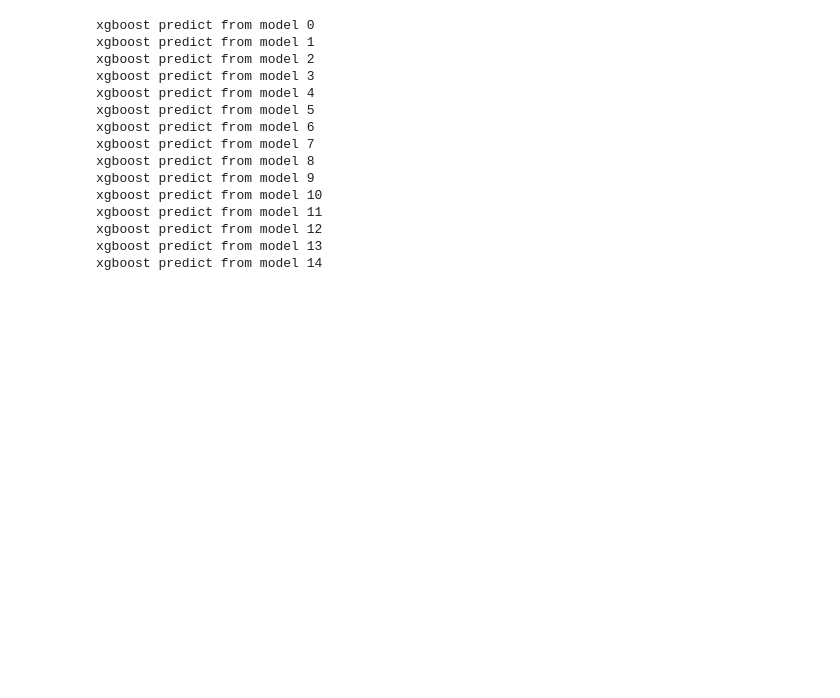
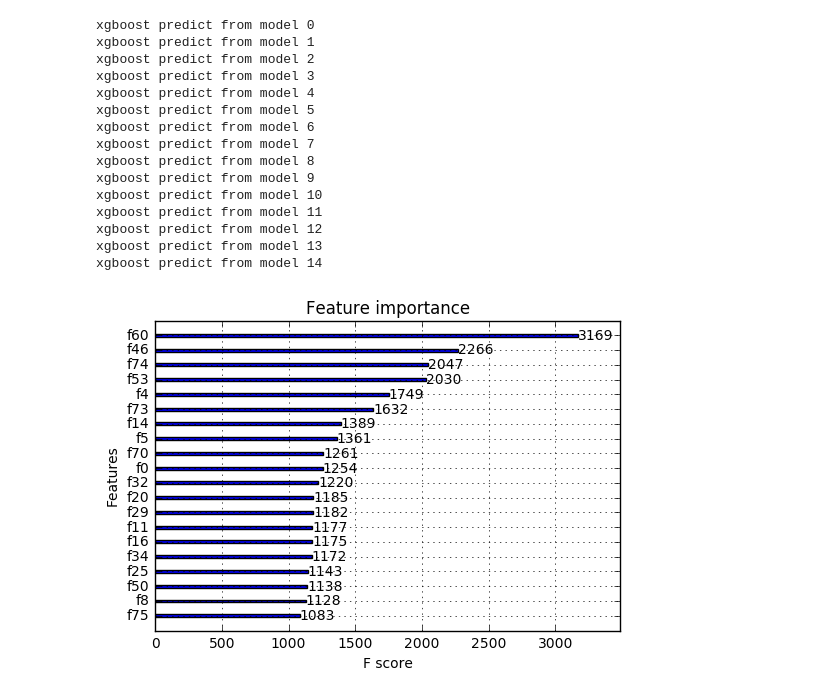
Before and after one commit to yyq263/Instacart_Competition, a Jupyter notebook: Instacart.ipynb, the cells around one changed output. Saved outputs shown, nothing was run; the diff lists cells and outputs as text; code cells hidden in the pictures; blank space fills up the shorter version.

Commit message:
plot feature importance

```diff
--- a/Instacart.ipynb
+++ b/Instacart.ipynb
@@ -674,3 +677,10 @@ tst = pd.DataFrame.from_dict(d, orient='index')
 tst.reset_index(inplace=True)
 tst.columns = ['order_id', 'products']
 tst.to_csv('submission_82_features_THRESHOLD_0.21_15_fold_CV_0809.csv', index=False)
+# %%
+xgbst = xgb.Booster()
+xgbst.load_model('./CV_0807_1.model')
+plot_importance(xgbst, max_num_features=20)
+plt.show()
+# %% [output]
+[figure, added]
```
Also changed, not shown: parts of 2 cells of this notebook.
